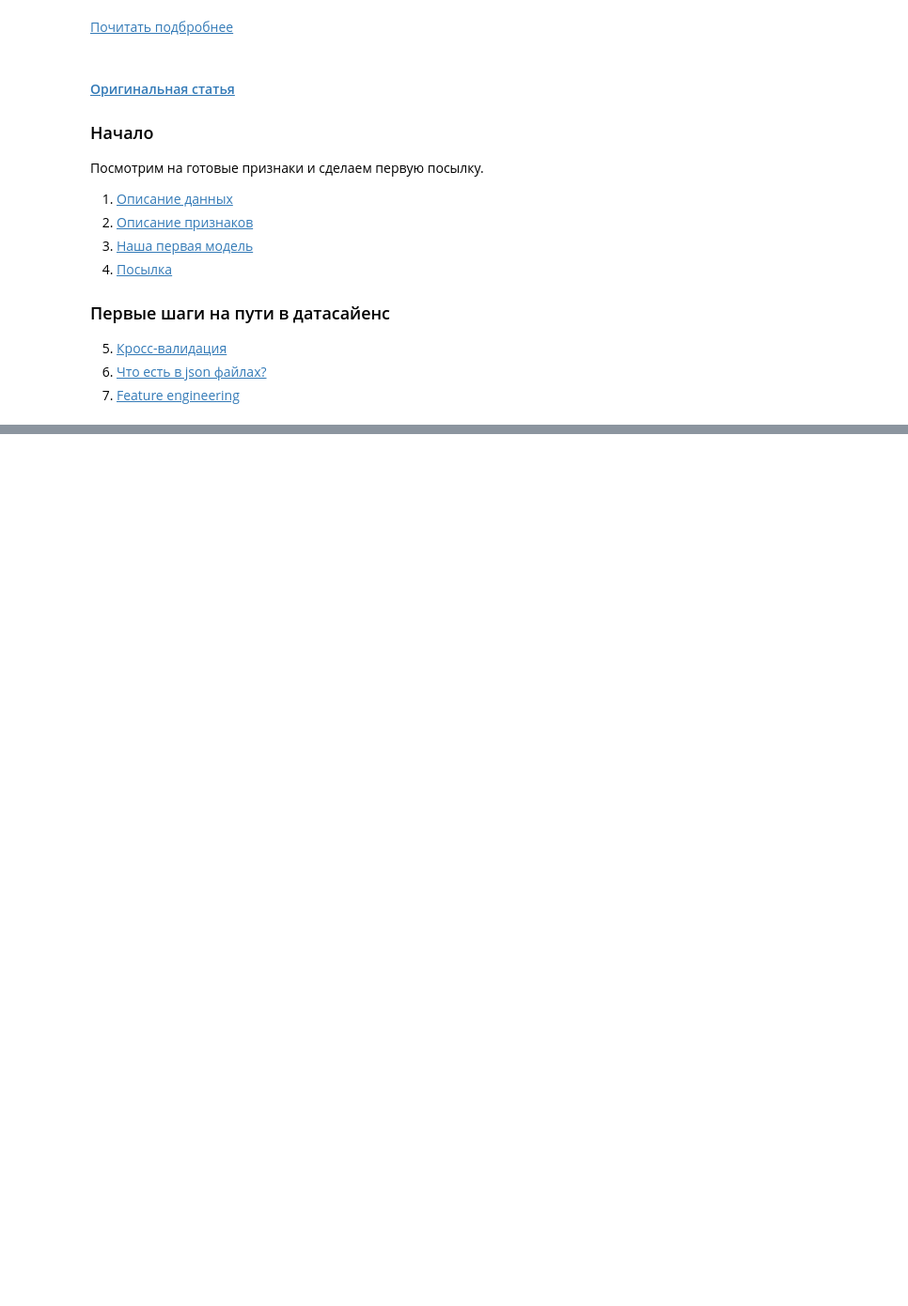
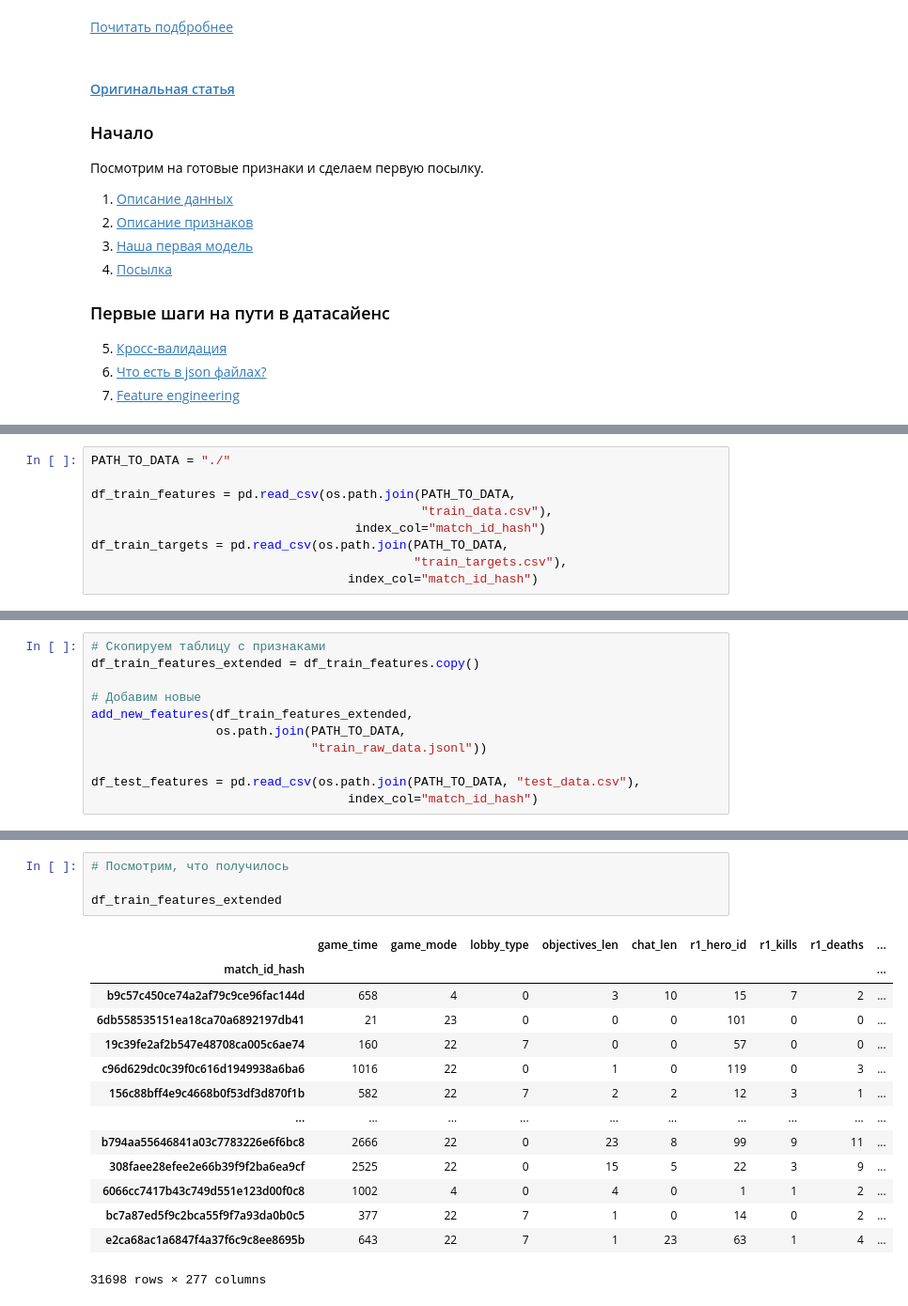
Before and after one commit to CyanusCentaurea/BI_ML_2023, a Jupyter notebook: kaggle_dota/main_code.ipynb, the cells around one changed output, grey strips where cells are left out. Shown at 94% size. Saved outputs shown, nothing was run; the diff lists cells and outputs as text; blank space fills up the shorter version.

```diff
--- a/kaggle_dota/main_code.ipynb
+++ b/kaggle_dota/main_code.ipynb
@@ -24,0 +66,9 @@
+# %%
+PATH_TO_DATA = "./"
+
+df_train_features = pd.read_csv(os.path.join(PATH_TO_DATA,
+                                             "train_data.csv"),
+                                    index_col="match_id_hash")
+df_train_targets = pd.read_csv(os.path.join(PATH_TO_DATA,
+                                            "train_targets.csv"),
+                                   index_col="match_id_hash")
@@ -24,0 +294,11 @@
+# %%
+# Скопируем таблицу с признаками
+df_train_features_extended = df_train_features.copy()
+
+# Добавим новые
+add_new_features(df_train_features_extended,
+                 os.path.join(PATH_TO_DATA,
+                              "train_raw_data.jsonl"))
+
+df_test_features = pd.read_csv(os.path.join(PATH_TO_DATA, "test_data.csv"),
+                                   index_col="match_id_hash")
@@ -24,0 +363,19 @@
+# %%
+# Посмотрим, что получилось
+
+df_train_features_extended
+# %% [output]
+|  | game_time | game_mode | lobby_type | objectives_len | chat_len | r1_hero_id | r1_kills | r1_deaths | ... |
+| match_id_hash |  |  |  |  |  |  |  |  | ... |
+| b9c57c450ce74a2af79c9ce96fac144d | 658 | 4 | 0 | 3 | 10 | 15 | 7 | 2 | ... |
+| 6db558535151ea18ca70a6892197db41 | 21 | 23 | 0 | 0 | 0 | 101 | 0 | 0 | ... |
+| 19c39fe2af2b547e48708ca005c6ae74 | 160 | 22 | 7 | 0 | 0 | 57 | 0 | 0 | ... |
+| c96d629dc0c39f0c616d1949938a6ba6 | 1016 | 22 | 0 | 1 | 0 | 119 | 0 | 3 | ... |
+| 156c88bff4e9c4668b0f53df3d870f1b | 582 | 22 | 7 | 2 | 2 | 12 | 3 | 1 | ... |
+| ... | ... | ... | ... | ... | ... | ... | ... | ... | ... |
+| b794aa55646841a03c7783226e6f6bc8 | 2666 | 22 | 0 | 23 | 8 | 99 | 9 | 11 | ... |
+| 308faee28efee2e66b39f9f2ba6ea9cf | 2525 | 22 | 0 | 15 | 5 | 22 | 3 | 9 | ... |
+| 6066cc7417b43c749d551e123d00f0c8 | 1002 | 4 | 0 | 4 | 0 | 1 | 1 | 2 | ... |
+| bc7a87ed5f9c2bca55f9f7a93da0b0c5 | 377 | 22 | 7 | 1 | 0 | 14 | 0 | 2 | ... |
+| e2ca68ac1a6847f4a37f6c9c8ee8695b | 643 | 22 | 7 | 1 | 23 | 63 | 1 | 4 | ... |
+31698 rows × 277 columns
```
Also changed, not shown: parts of 30 cells of this notebook.
